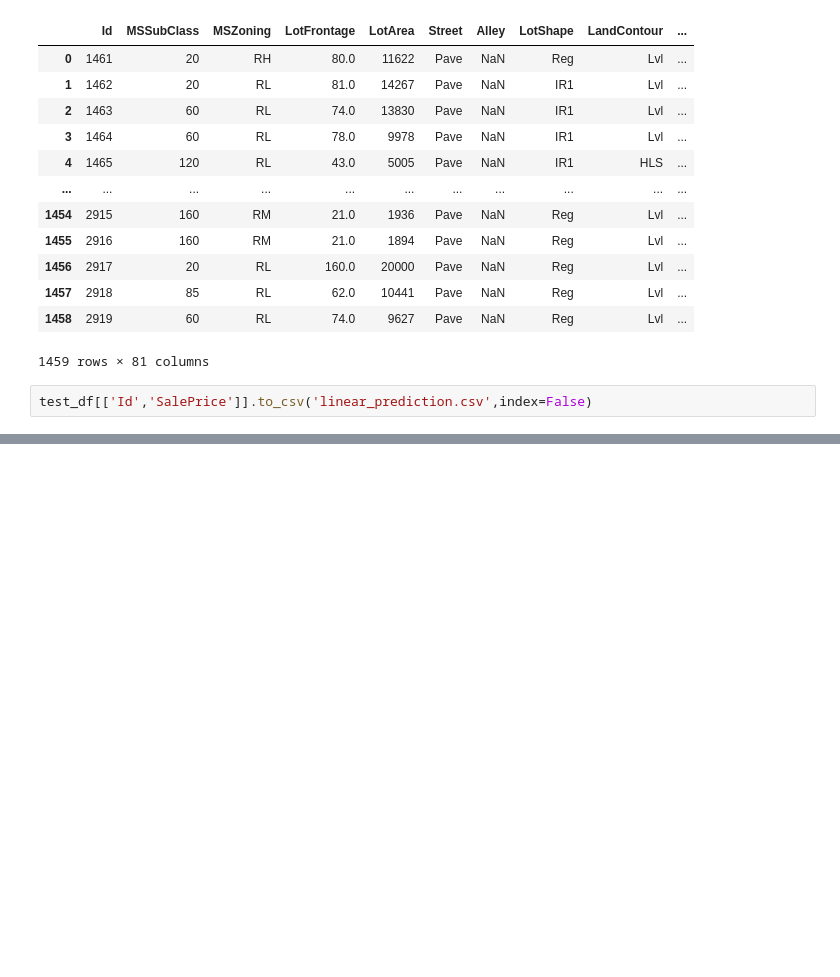
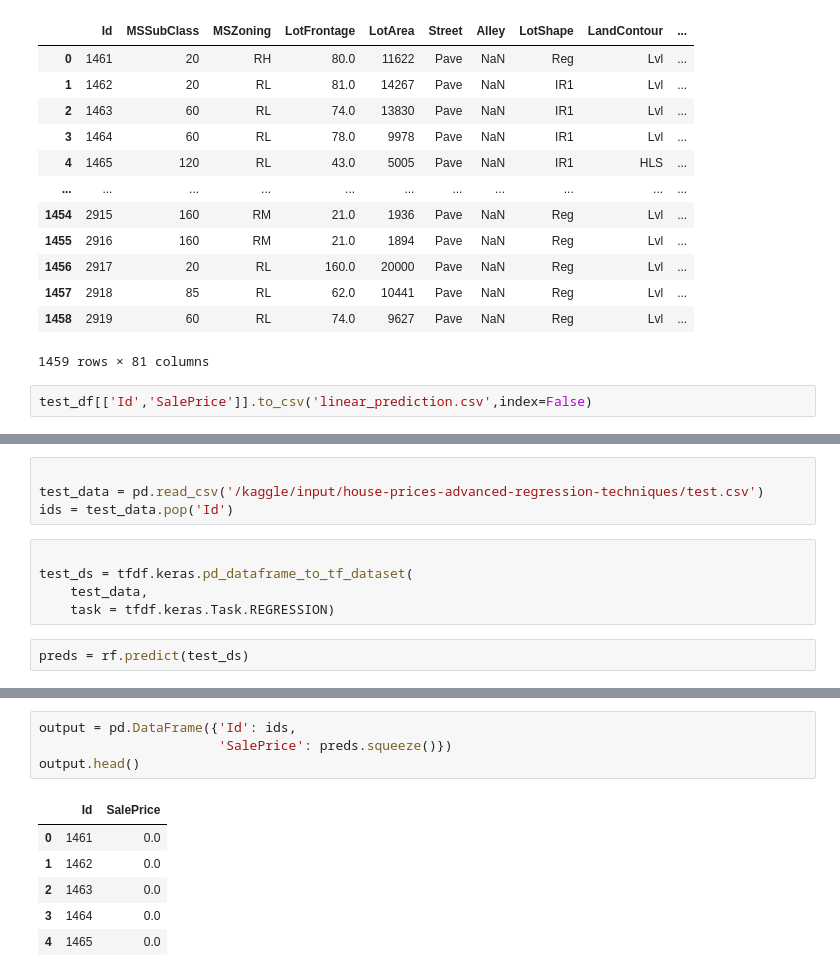
Before and after one commit to jackomazi/advanced_regression, a Jupyter notebook: july-2023-advanced-regression.ipynb, the cells around one changed output, grey strips where cells are left out. Saved outputs shown, nothing was run; the diff lists cells and outputs as text; blank space fills up the shorter version.

```diff
--- a/july-2023-advanced-regression.ipynb
+++ b/july-2023-advanced-regression.ipynb
@@ -190,0 +351,11 @@ test_df[['Id','SalePrice']].to_csv('linear_prediction.csv',index=False)
+# %%
+
+test_data = pd.read_csv('/kaggle/input/house-prices-advanced-regression-techniques/test.csv')
+ids = test_data.pop('Id')
+# %%
+
+test_ds = tfdf.keras.pd_dataframe_to_tf_dataset(
+    test_data,
+    task = tfdf.keras.Task.REGRESSION)
+# %%
+preds = rf.predict(test_ds)
@@ -190,0 +364,11 @@ test_df[['Id','SalePrice']].to_csv('linear_prediction.csv',index=False)
+# %%
+output = pd.DataFrame({'Id': ids,
+                       'SalePrice': preds.squeeze()})
+output.head()
+# %% [output]
+|  | Id | SalePrice |
+| 0 | 1461 | 0.0 |
+| 1 | 1462 | 0.0 |
+| 2 | 1463 | 0.0 |
+| 3 | 1464 | 0.0 |
+| 4 | 1465 | 0.0 |
```
Also changed, not shown: parts of 26 cells of this notebook.
